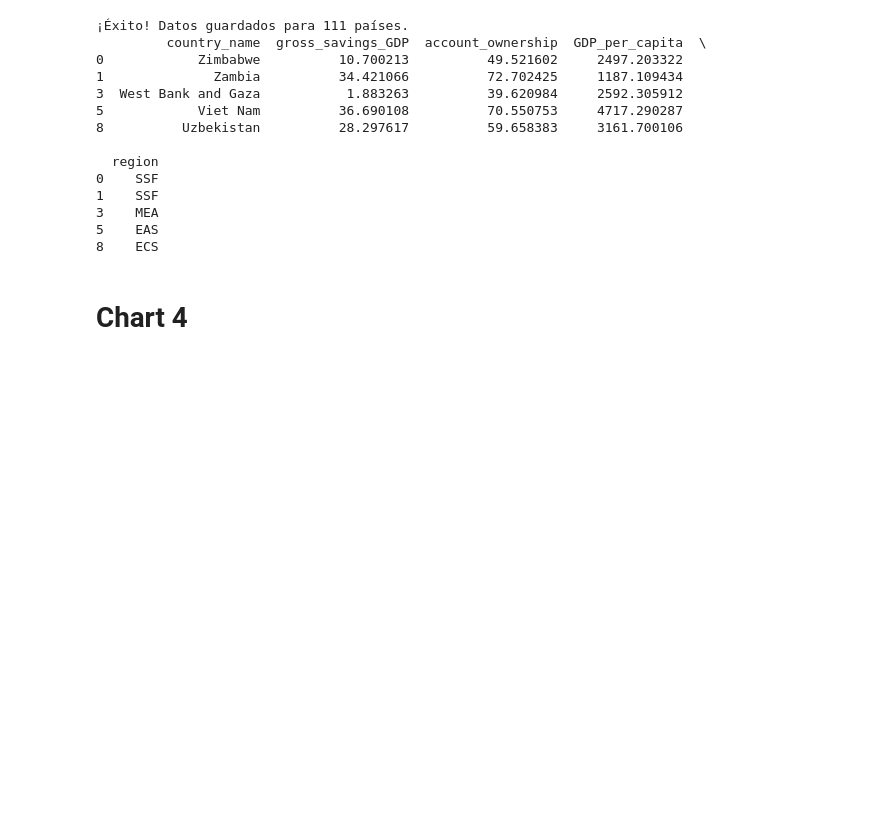
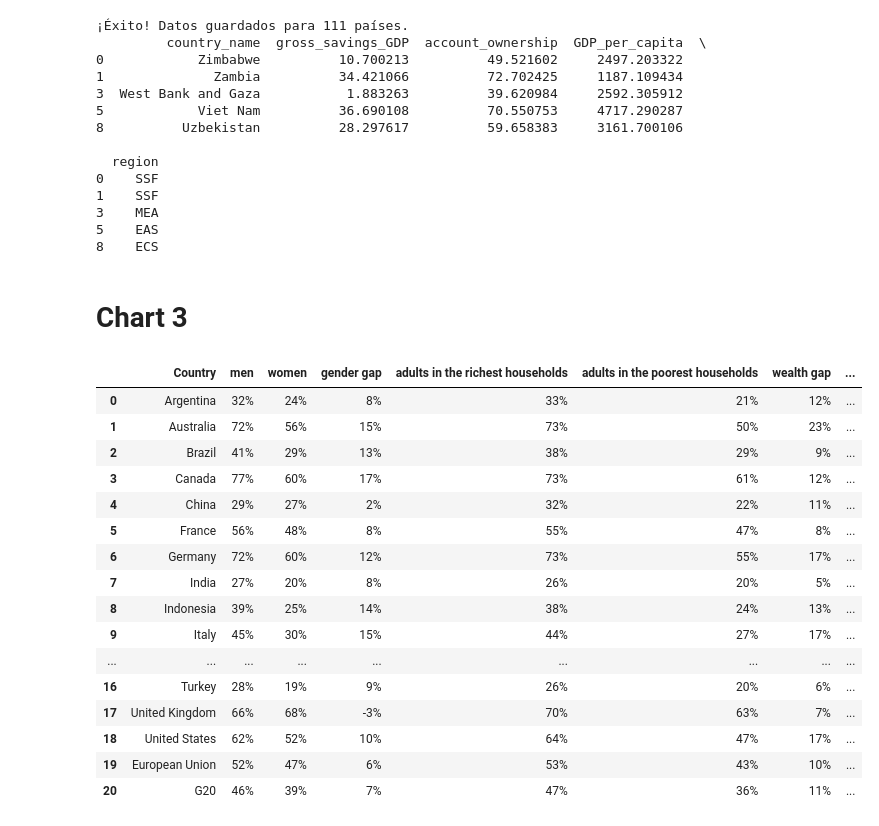
Before and after one commit to CarlosGV1208/CarlosGV1208.github.io, a Jupyter notebook: project/project.ipynb, the cells around one changed output. Saved outputs shown, nothing was run; the diff lists cells and outputs as text; code cells hidden in the pictures; blank space fills up the shorter version.

```diff
--- a/project/project.ipynb
+++ b/project/project.ipynb
@@ -163,4 +163,27 @@ print(df_clean[['country_name', 'gross_savings_GDP', 'account_ownership', 'GDP_p
 5    EAS
 8    ECS
 # %% [markdown]
-# Chart 4
+# Chart 3
+# %%
+# Cargar tus datos (asegúrate de que el nombre coincida con tu archivo)
+df = pd.read_csv('p3/p3.csv')
+# %%
+df
+# %% [output]
+|  | Country | men | women | gender gap | adults in the richest households | adults in the poorest households | wealth gap | ... |
+| 0 | Argentina | 32% | 24% | 8% | 33% | 21% | 12% | ... |
+| 1 | Australia | 72% | 56% | 15% | 73% | 50% | 23% | ... |
+| 2 | Brazil | 41% | 29% | 13% | 38% | 29% | 9% | ... |
+| 3 | Canada | 77% | 60% | 17% | 73% | 61% | 12% | ... |
+| 4 | China | 29% | 27% | 2% | 32% | 22% | 11% | ... |
+| 5 | France | 56% | 48% | 8% | 55% | 47% | 8% | ... |
+| 6 | Germany | 72% | 60% | 12% | 73% | 55% | 17% | ... |
+| 7 | India | 27% | 20% | 8% | 26% | 20% | 5% | ... |
+| 8 | Indonesia | 39% | 25% | 14% | 38% | 24% | 13% | ... |
+| 9 | Italy | 45% | 30% | 15% | 44% | 27% | 17% | ... |
+| ... | ... | ... | ... | ... | ... | ... | ... | ... |
+| 16 | Turkey | 28% | 19% | 9% | 26% | 20% | 6% | ... |
+| 17 | United Kingdom | 66% | 68% | -3% | 70% | 63% | 7% | ... |
+| 18 | United States | 62% | 52% | 10% | 64% | 47% | 17% | ... |
+| 19 | European Union | 52% | 47% | 6% | 53% | 43% | 10% | ... |
+| 20 | G20 | 46% | 39% | 7% | 47% | 36% | 11% | ... |
```
Also changed, not shown: parts of 3 cells of this notebook, 1 other file.
